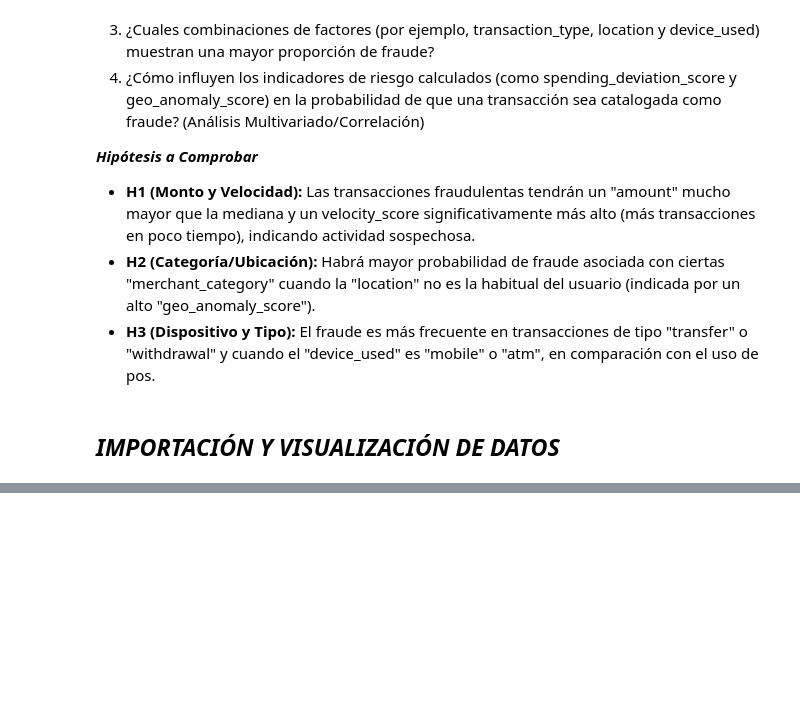
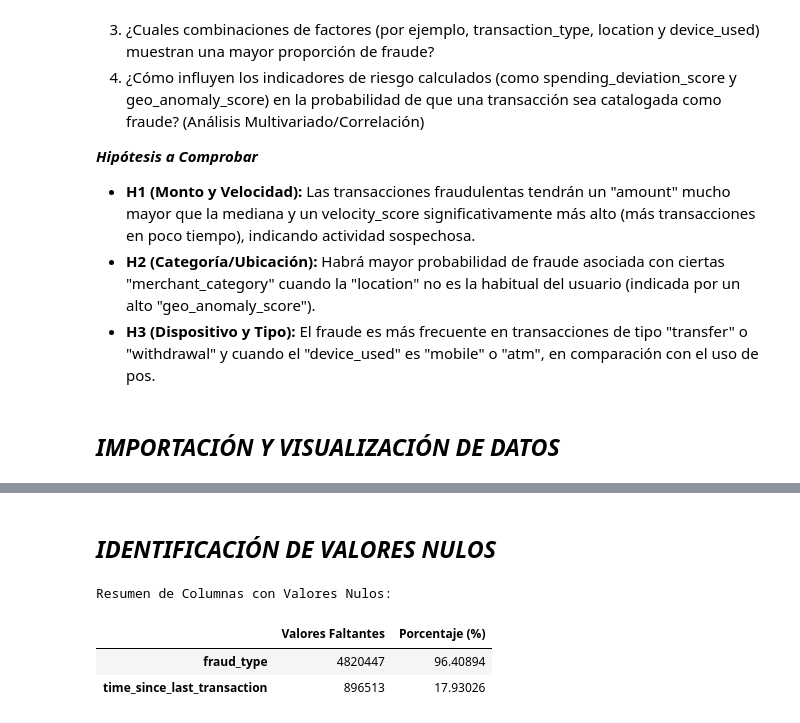
Before and after one commit to Pablo2710/ProyectoDSI, a Jupyter notebook: ProyectoDSParteI_Martinez.ipynb, the cells around one changed output, grey strips where cells are left out. Saved outputs shown, nothing was run; the diff lists cells and outputs as text; code cells hidden in the pictures; blank space fills up the shorter version.

```diff
--- a/ProyectoDSParteI_Martinez.ipynb
+++ b/ProyectoDSParteI_Martinez.ipynb
@@ -93,3 +93,29 @@ Descripción estadística del DataFrame:
 | 50% | 1.386700e+02 | 8.442747e-01 | 0.000000e+00 | 1.100000e+01 | 5.000000e-01 |
 | 75% | 5.038900e+02 | 2.568339e+03 | 6.700000e-01 | 1.600000e+01 | 7.500000e-01 |
 | max | 3.520570e+03 | 8.757758e+03 | 5.020000e+00 | 2.000000e+01 | 1.000000e+00 |
+# %% [markdown]
+## *IDENTIFICACIÓN DE VALORES NULOS*
+# %%
+# Cuenta valores nulos por columna
+null_values_count = df.isnull().sum()
+
+# Calcula el porcentaje de valores nulos
+total_rows = len(df)
+null_values_percentage = (null_values_count / total_rows) * 100
+
+# Crea un DataFrame de resumen de valores nulos
+missing_data = pd.DataFrame({
+    'Valores Faltantes': null_values_count,
+    'Porcentaje (%)': null_values_percentage
+})
+
+# Filtra y ordena las columnas con valores nulos
+missing_data = missing_data[missing_data['Valores Faltantes'] > 0].sort_values(by='Porcentaje (%)', ascending=False)
+
+print("Resumen de Columnas con Valores Nulos:")
+display(missing_data)
+# %% [output]
+Resumen de Columnas con Valores Nulos:
+|  | Valores Faltantes | Porcentaje (%) |
+| fraud_type | 4820447 | 96.40894 |
+| time_since_last_transaction | 896513 | 17.93026 |
```
Also changed, not shown: parts of 1 cell of this notebook.
